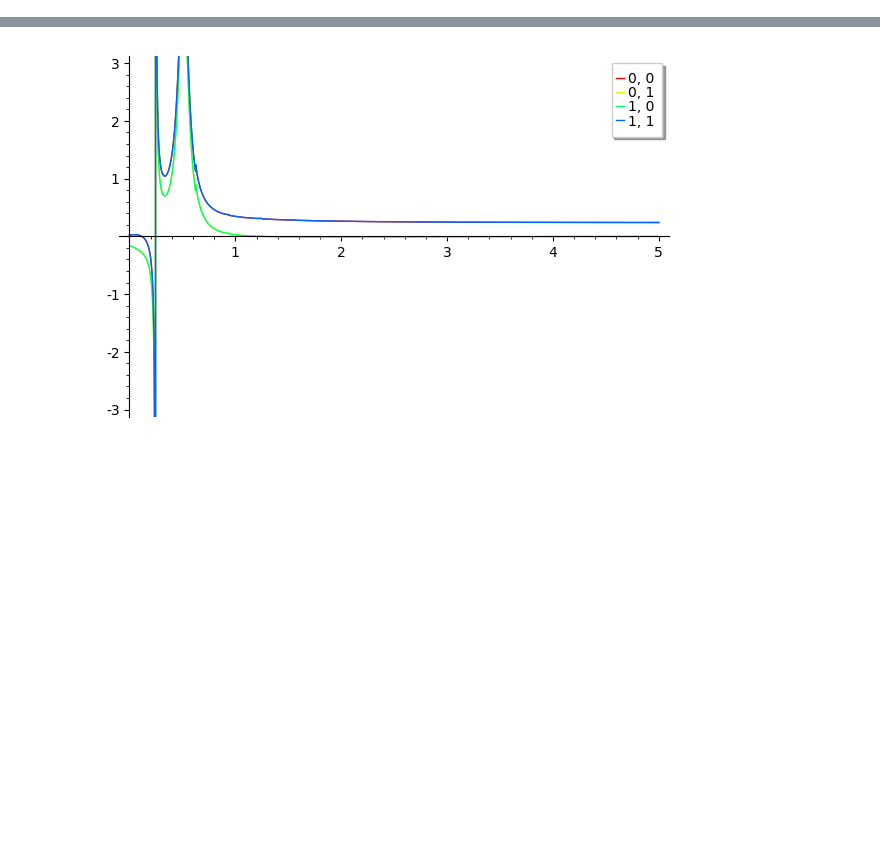
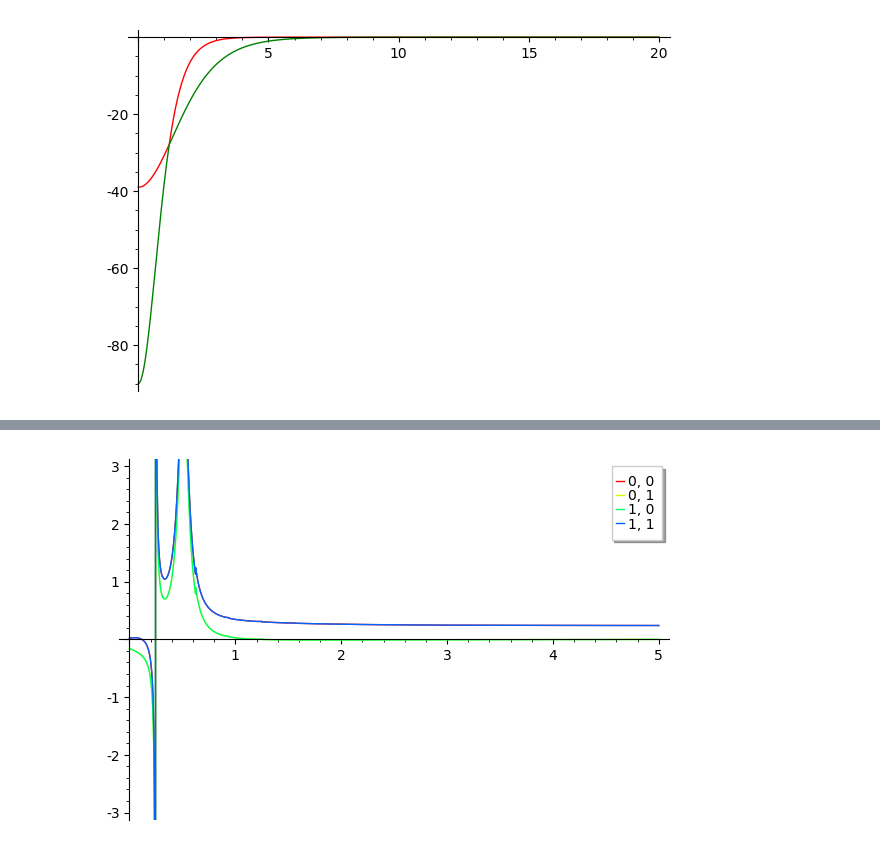
Before and after one commit to twist-numerical/matslise, a Jupyter notebook: notebooks/test_pyscs_hard.ipynb, the cells around one changed output, grey strips where cells are left out. Saved outputs shown, nothing was run; the diff lists cells and outputs as text; code cells hidden in the pictures; blank space fills up the shorter version.

```diff
--- a/notebooks/test_pyscs_hard.ipynb
+++ b/notebooks/test_pyscs_hard.ipynb
@@ -18,3 +75,7 @@ scs = ps.Pyscs(f, n, 0, 20, 64)
+# %%
+plot(lambda x: f(x).eigenvalues()[0], (0, M), color="red") + plot(lambda x: f(x).eigenvalues()[1], (0, M), color="green")
+# %% [output]
+[figure, added]
 # %%
 y0 = [matrix.zero(n), matrix.identity(n)]
 scs.propagate(3, y0, 0, 2)
```
Also changed, not shown: parts of 13 cells of this notebook, 9 other files.
